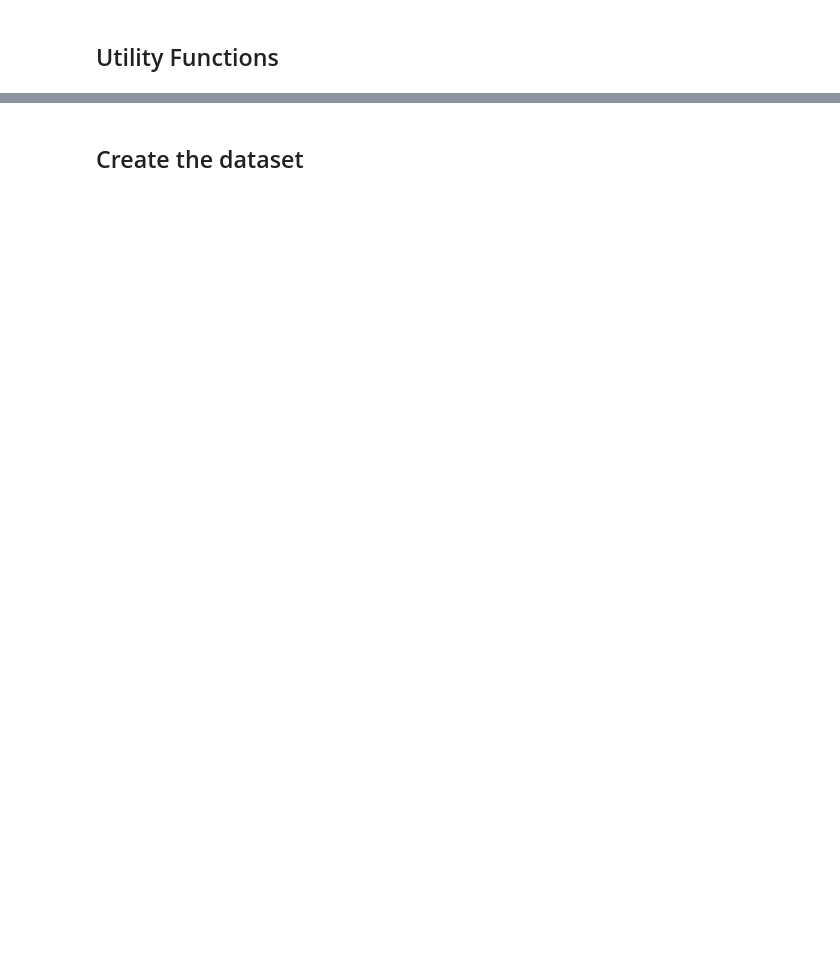
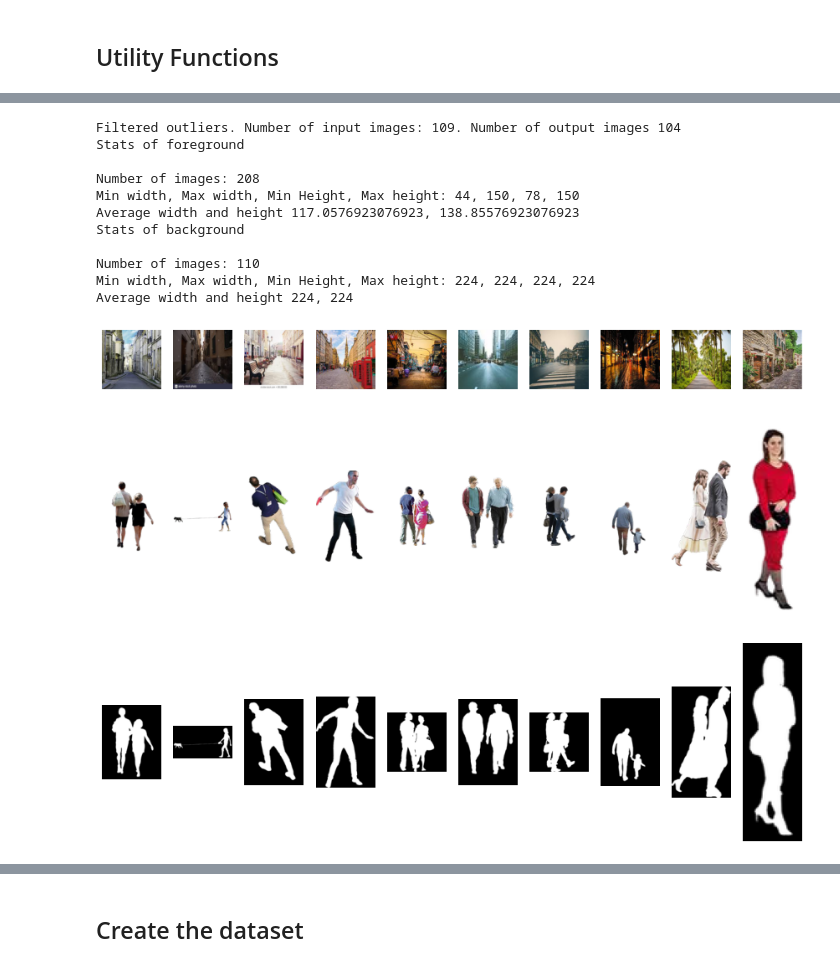
Before and after one commit to raguram/eva, a Jupyter notebook: S15/DataPreparation_S15A.ipynb, the cells around one changed output, grey strips where cells are left out. Drawn from its saved outputs; the diff is of its cells as text; code cells hidden in the pictures; blank space fills up the shorter version.

```diff
--- a/S15/DataPreparation_S15A.ipynb
+++ b/S15/DataPreparation_S15A.ipynb
@@ -165,0 +75,14 @@ def writeLabels(bg_file_name, fg_file_name, fg_bg_files, fg_bg_mask_files, label
+# %%
+def remove_outliers(images, min_width, min_height):
+
+  out_images = []
+  for img in images:
+    if(img.size[0] >= min_width and img.size[1] >= min_height):
+        out_images.append(img)
+
+  print(f"Filtered outliers. Number of input images: {len(images)}. Number of output images {len(out_images)}")
+  return out_images
+
+def writeLabels(bg_file_name, fg_file_name, fg_bg_files, fg_bg_mask_files, labelFile):
+  for i in range(len(fg_bg_files)):
+    labelFile.write(f"{bg_file_name}\t{fg_file_name}\t{fg_bg_files[i]}\t{fg_bg_mask_files[i]}\n")
@@ -165,0 +97,35 @@ def writeLabels(bg_file_name, fg_file_name, fg_bg_files, fg_bg_mask_files, label
+# %%
+import PIL
+
+bg_images = [img.resize((224, 224)) for img in bg_images]
+
+for img in fg_images:
+  img.thumbnail((150, 150), PIL.Image.ANTIALIAS)
+
+fg_images = remove_outliers(fg_images, 40, 50)
+
+fg_flipped_images = [ImageOps.mirror(img) for img in fg_images]
+fg_images = fg_images + fg_flipped_images
+fg_mask_images = [img.split()[-1] for img in fg_images]
+
+ImageUtils.show_images(bg_images[0:10], cols=10)
+ImageUtils.show_images(fg_images[0:10], cols=10)
+ImageUtils.show_images(fg_mask_images[0:10], cols=10)
+
+ImageUtils.get_stats(fg_images, "foreground")
+ImageUtils.get_stats(bg_images, "background")
+# %% [output]
+Filtered outliers. Number of input images: 109. Number of output images 104
+Stats of foreground
+
+Number of images: 208
+Min width, Max width, Min Height, Max height: 44, 150, 78, 150
+Average width and height 117.0576923076923, 138.85576923076923
+Stats of background
+
+Number of images: 110
+Min width, Max width, Min Height, Max height: 224, 224, 224, 224
+Average width and height 224, 224
+[figure, added]
+[figure, added]
+[figure, added]
```
Also changed, not shown: parts of 12 cells of this notebook.
